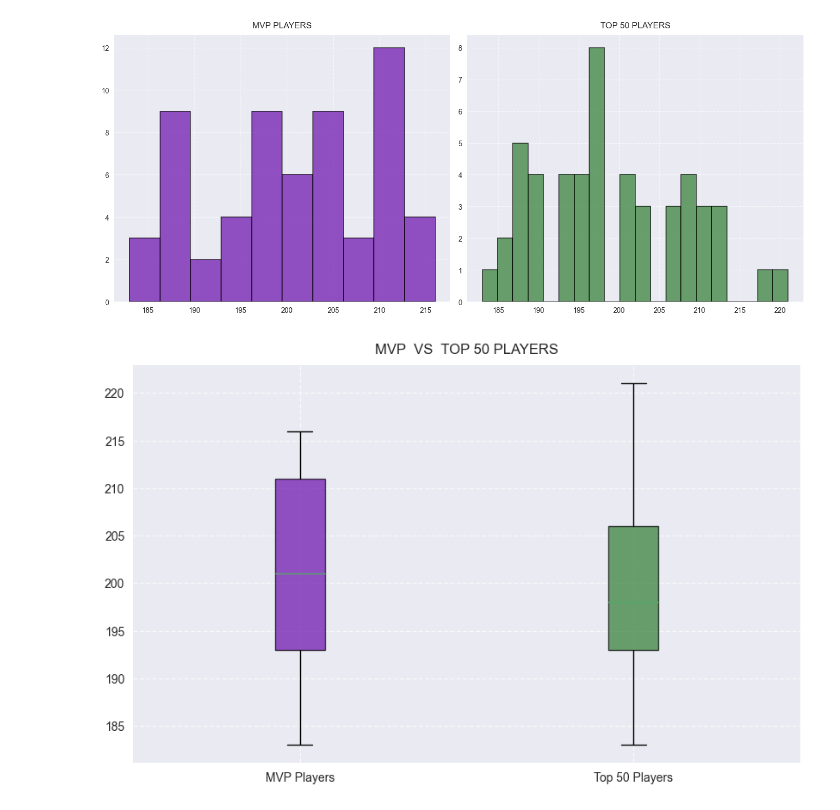
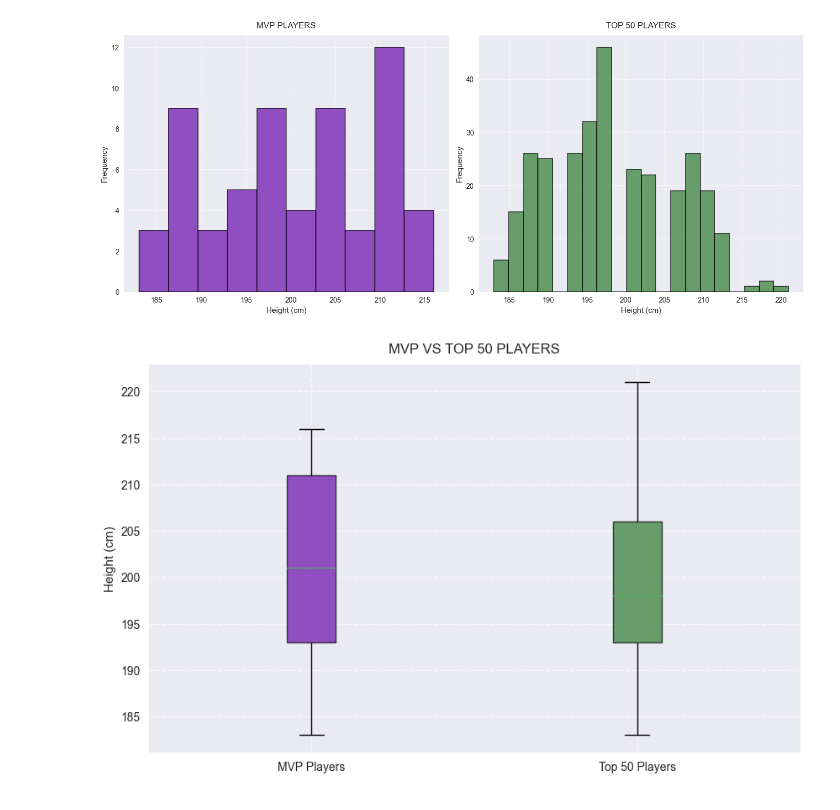
Before and after one commit to arashnaderi820-cyber/Basketball-Analytics-Quera, a Jupyter notebook: mvp&top_50.ipynb, the cells around one changed output. Cells and saved outputs as stored; diff of their text form; code cells hidden in the pictures.

```diff
--- a/mvp&top_50.ipynb
+++ b/mvp&top_50.ipynb
@@ -89,0 +22,11 @@ NaN: []
+# %%
+query_mvp = """
+    SELECT p.Name, p.Height, s.Season
+    FROM michael_jordan_trophy mjt
+    JOIN players p ON mjt.PlayerID = p.PlayerID
+    JOIN seasons s ON mjt.SeasonID = s.SeasonID
+    WHERE s.Season IN ('2019-20','2020-21','2021-22','2022-23','2023-24')
+    ORDER BY s.Season, p.Height DESC;
+"""
+df_mvp_players = pd.read_sql(query_mvp, engine)
+print(df_mvp_players)
@@ -89,0 +48,12 @@ NaN: []
+# %%
+with mysql.connector.connect(**config) as cnxn:
+        query = """
+            SELECT p.Name, p.Height, s.Season, pr.Rank
+            FROM player_ranks pr
+            JOIN players p ON pr.PlayerID = p.PlayerID
+            JOIN seasons s ON pr.SeasonID = s.SeasonID
+            WHERE s.Season >= '2019-20' AND pr.Rank <= 50
+            ORDER BY s.Season, pr.Rank;
+        """
+        df_top50_height = pd.read_sql(query, cnxn)
+print(df_top50_height)
@@ -118,36 +113,42 @@ Name: Height, dtype: float64
 # %%
 plt.figure(figsize=(14, 6))
 plt.style.use('seaborn')
 
-
 plt.subplot(1, 2, 1)
-plt.hist(df_trophy['Height'], bins=10, alpha=0.7, color='#6A0DAD', edgecolor='black', linewidth=1.2)
+plt.hist(df_mvp_players['Height'], bins=10, alpha=0.7, color='#6A0DAD', edgecolor='black', linewidth=1.2)
 plt.grid(True, linestyle='--', alpha=0.7)
 plt.title('MVP PLAYERS', fontsize=12, pad=10)
+plt.xlabel('Height (cm)')
+plt.ylabel('Frequency')
 
 plt.subplot(1, 2, 2)
-plt.hist(df_top50['Height'], bins=20, alpha=0.7, color='#2E7D32', edgecolor='black', linewidth=1.2)
+plt.hist(df_top50_height['Height'], bins=20, alpha=0.7, color='#2E7D32', edgecolor='black', linewidth=1.2)
 plt.grid(True, linestyle='--', alpha=0.7)
 plt.title('TOP 50 PLAYERS', fontsize=12, pad=10)
+plt.xlabel('Height (cm)')
+plt.ylabel('Frequency')
+
 plt.tight_layout()
+plt.savefig('height_histogram.png')
 plt.show()
 
-
-
+# رسم باکس‌پلات
 plt.figure(figsize=(10, 6))
-data_for_box = [df_trophy['Height'], df_top50['Height']]
+data_for_box = [df_mvp_players['Height'], df_top50_height['Height']]
 box = plt.boxplot(data_for_box, labels=['MVP Players', 'Top 50 Players'], patch_artist=True)
 for patch in box['boxes']:
     patch.set_facecolor('#6A0DAD')
     patch.set_alpha(0.7)
 for patch in box['boxes'][1:]:
     patch.set_facecolor('#2E7D32')
     patch.set_alpha(0.7)
 plt.grid(True, linestyle='--', alpha=0.7)
-plt.title('MVP  VS  TOP 50 PLAYERS', fontsize=12, pad=10)
+plt.title('MVP VS TOP 50 PLAYERS', fontsize=12, pad=10)
+plt.ylabel('Height (cm)')
 plt.xticks(fontsize=10)
+plt.savefig('height_boxplot.png')
 plt.show()
 # %% [output]
-[figure, old version]
+[figure, new version]
-[figure, old version]
+[figure, new version]
 # %% [markdown]
```
Also changed, not shown: parts of 11 cells of this notebook.
